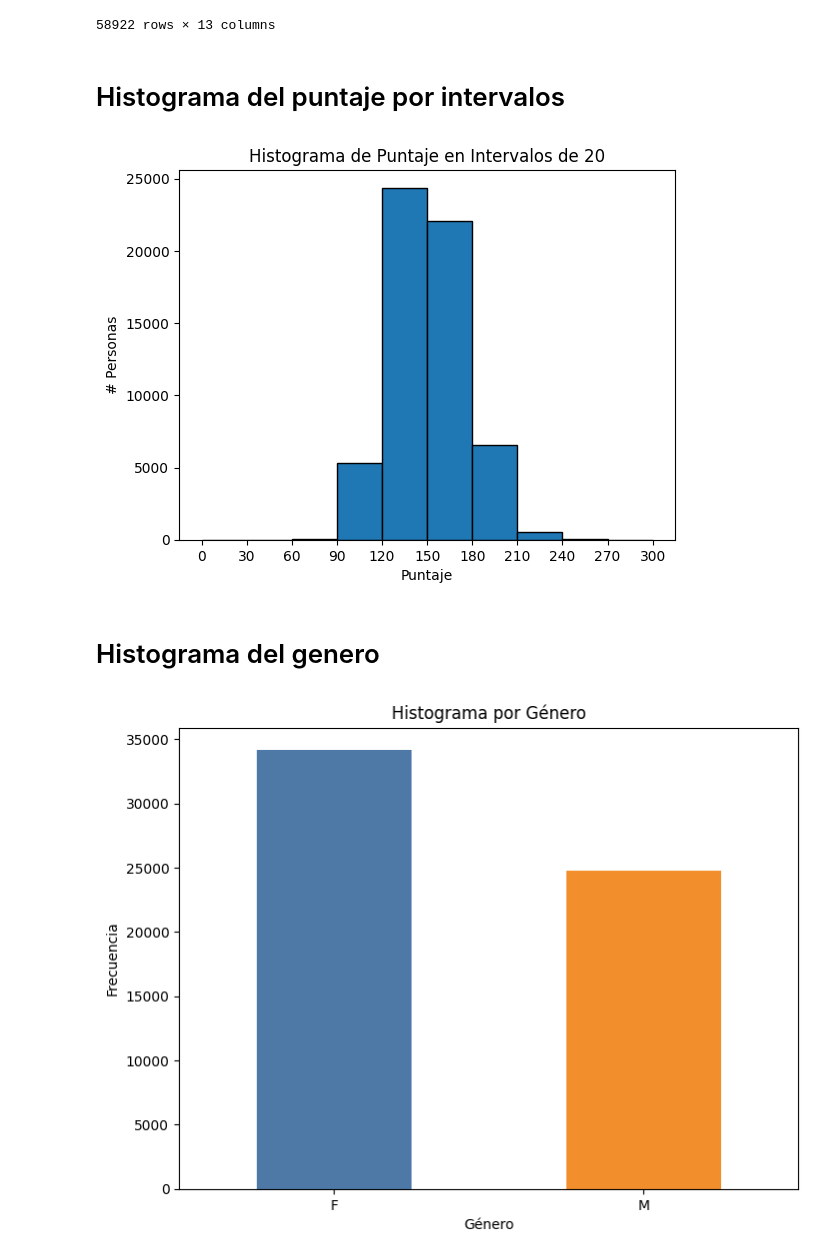
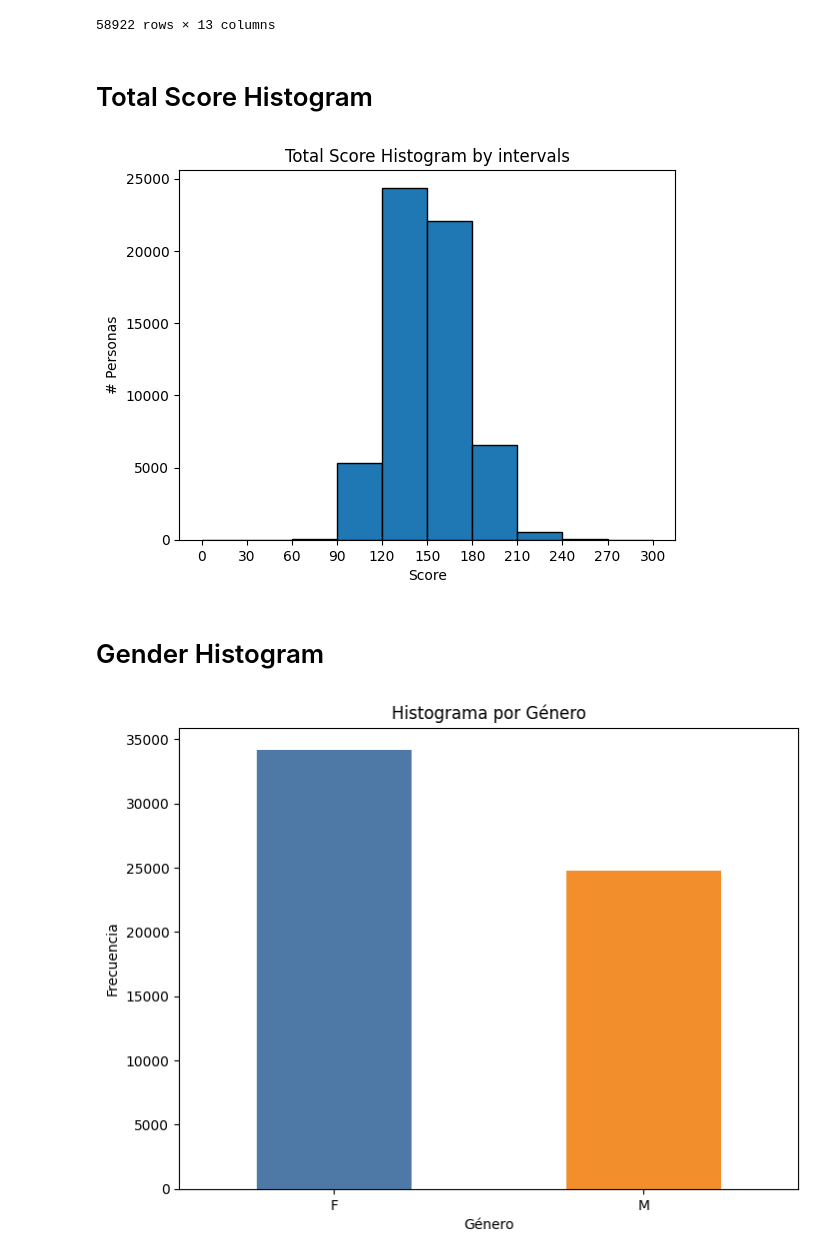
Before and after one commit to millerbarahona/Analisis-de-Datos, a Jupyter notebook: FinalProject/SaberProExamScoreEDA.ipynb, the cells around one changed output. Drawn from its saved outputs; the diff is of its cells as text; code cells hidden in the pictures.

```diff
--- a/FinalProject/SaberProExamScoreEDA.ipynb
+++ b/FinalProject/SaberProExamScoreEDA.ipynb
@@ -84,7 +135,7 @@ data.tail()
 # %%
 data.dropna(inplace=True)
 # %%
-columnas_a_mantener = [
+selected_columns = [
     "estu_genero",
     "fami_educacionpadre",
     "fami_tienecomputador",
@@ -97,7 +148,7 @@ columnas_a_mantener = [
     "mod_lectura_critica_punt",
     "mod_competen_ciudada_punt",
     "mod_ingles_punt"]
-cleanDf = data[columnas_a_mantener]
+cleanDf = data[selected_columns]
 #cleanDf = data.drop(columns=['estu_pais_reside', 'estu_tipodocumento', 'periodo', 'estu_consecutivo', 'estu_depto_reside', 'estu_mcpio_reside', 'estu_coddane_cole_termino', 'inst_nombre_institucion', 'inst_caracter_academico', 'estu_inst_departamento', 'estu_inst_municipio','estu_nivel_prgm_academico', 'estu_depto_presentacion', 'estu_cod_mcpio_presentacion', 'estu_mcpio_presentacion', 'estu_snies_prgmacademico', 'estu_cole_termino', 'estu_estadoinvestigacion', 'estu_tipodocumentosb11', 'mod_comuni_escrita_desem', 'estu_fechanacimiento'])
 # %%
 cleanDf
@@ -141,20 +192,20 @@ cleanDf
 | 99998 | F | Educación profesional completa | Si | Si | Si | ... |
 | 99999 | F | Secundaria (Bachillerato) incompleta | No | Si | No | ... |
 58922 rows × 13 columns
-# %% [markdown]
-# Histograma del puntaje por intervalos
+# %% [markdown]
+# Total Score Histogram
 # %%
 bins = range(0, 330, 30)
 plt.hist(cleanDf['puntaje_total'], bins=bins, edgecolor='black')
-plt.xlabel('Puntaje')
+plt.xlabel('Score')
 plt.ylabel('# Personas')
-plt.title('Histograma de Puntaje en Intervalos de 20')
+plt.title('Total Score Histogram by intervals')
 plt.xticks(bins)
 plt.show()
 # %% [output]
-[figure, old version]
+[figure, new version]
-# %% [markdown]
-# Histograma del genero
+# %% [markdown]
+# Gender Histogram
 # %%
 count_genero = cleanDf['estu_genero'].value_counts()
 plt.figure(figsize=(8, 6))
```
Also changed, not shown: parts of 10 cells of this notebook.
